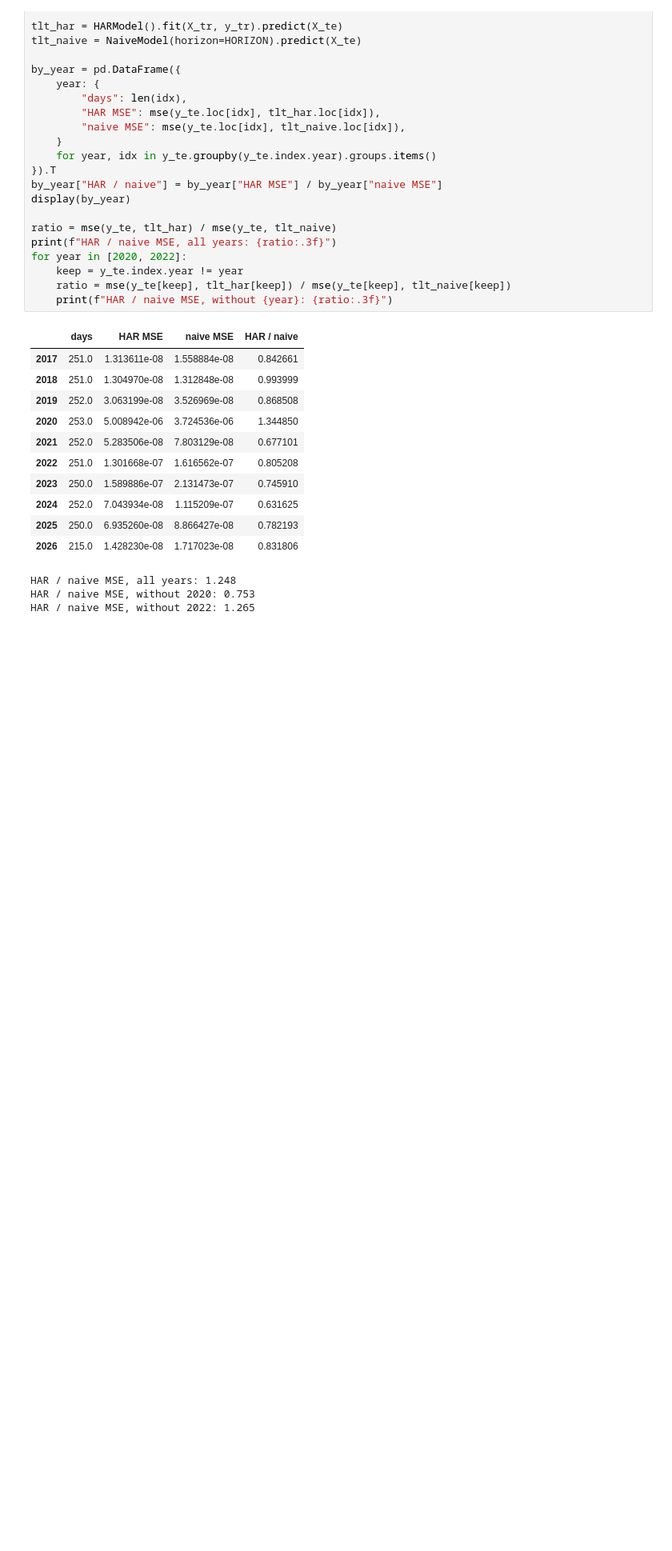
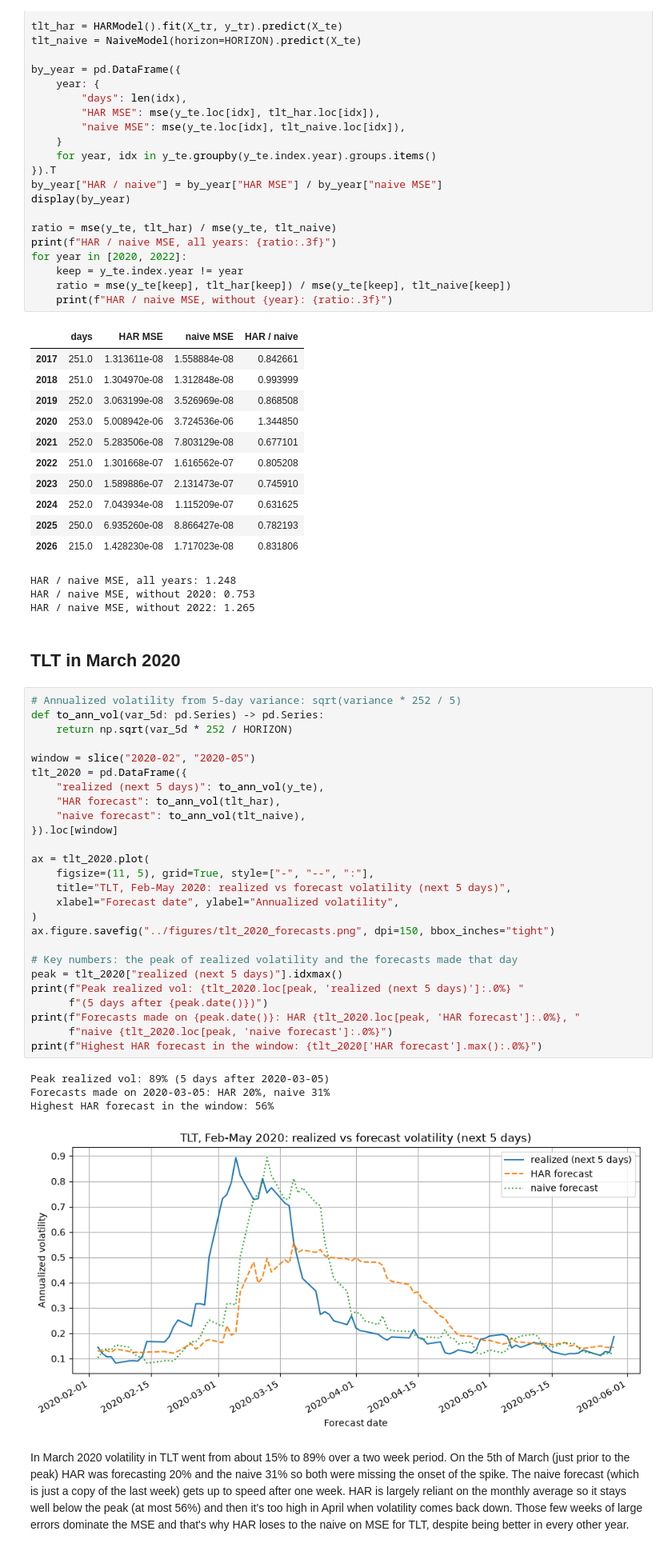
Before and after one commit to aymanebouhsain-lgtm/crossasset-vol, a Jupyter notebook: notebooks/04_har.ipynb, the cells around one changed output. Shown at 80% size. Drawn from its saved outputs; the diff is of its cells as text; blank space fills up the shorter version.

Commit message:
fix 04 notebook: added March 2020 figure, numbers backed by outputs

```diff
--- a/notebooks/04_har.ipynb
+++ b/notebooks/04_har.ipynb
@@ -249,5 +249,40 @@ for year in [2020, 2022]:
 HAR / naive MSE, all years: 1.248
 HAR / naive MSE, without 2020: 0.753
 HAR / naive MSE, without 2022: 1.265
+# %% [markdown]
+## TLT in March 2020
+# %%
+# Annualized volatility from 5-day variance: sqrt(variance * 252 / 5)
+def to_ann_vol(var_5d: pd.Series) -> pd.Series:
+    return np.sqrt(var_5d * 252 / HORIZON)
+
+window = slice("2020-02", "2020-05")
+tlt_2020 = pd.DataFrame({
+    "realized (next 5 days)": to_ann_vol(y_te),
+    "HAR forecast": to_ann_vol(tlt_har),
+    "naive forecast": to_ann_vol(tlt_naive),
+}).loc[window]
+
+ax = tlt_2020.plot(
+    figsize=(11, 5), grid=True, style=["-", "--", ":"],
+    title="TLT, Feb-May 2020: realized vs forecast volatility (next 5 days)",
+    xlabel="Forecast date", ylabel="Annualized volatility",
+)
+ax.figure.savefig("../figures/tlt_2020_forecasts.png", dpi=150, bbox_inches="tight")
+
+# Key numbers: the peak of realized volatility and the forecasts made that day
+peak = tlt_2020["realized (next 5 days)"].idxmax()
+print(f"Peak realized vol: {tlt_2020.loc[peak, 'realized (next 5 days)']:.0%} "
+      f"(5 days after {peak.date()})")
+print(f"Forecasts made on {peak.date()}: HAR {tlt_2020.loc[peak, 'HAR forecast']:.0%}, "
+      f"naive {tlt_2020.loc[peak, 'naive forecast']:.0%}")
+print(f"Highest HAR forecast in the window: {tlt_2020['HAR forecast'].max():.0%}")
+# %% [output]
+Peak realized vol: 89% (5 days after 2020-03-05)
+Forecasts made on 2020-03-05: HAR 20%, naive 31%
+Highest HAR forecast in the window: 56%
+[figure, added]
+# %% [markdown]
+In March 2020 volatility in TLT went from about 15% to 89% over a two week period. On the 5th of March (just prior to the peak) HAR was forecasting 20% and the naive 31% so both were missing the onset of the spike. The naive forecast (which is just a copy of the last week) gets up to speed after one week. HAR is largely reliant on the monthly average so it stays well below the peak (at most 56%) and then it's too high in April when volatility comes back down. Those few weeks of large errors dominate the MSE and that's why HAR loses to the naive on MSE for TLT, despite being better in every other year.
 # %% [markdown]
 ## Conclusions
```
Also changed, not shown: parts of 4 cells of this notebook, 1 other file.
